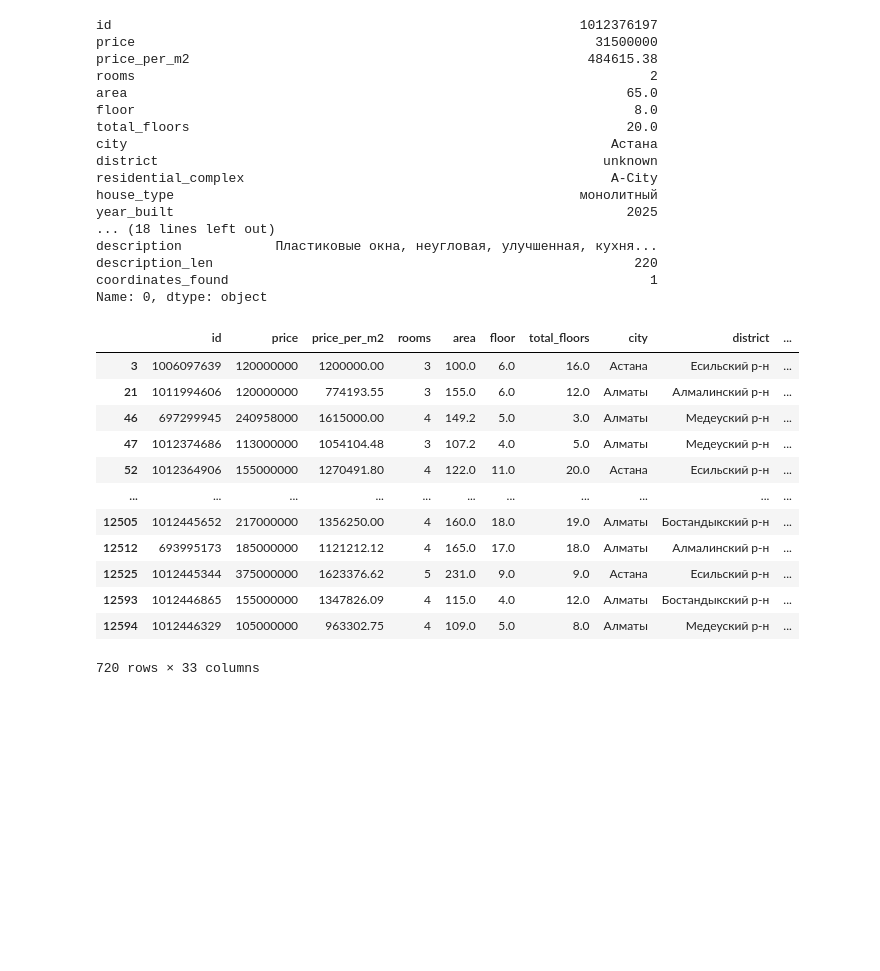
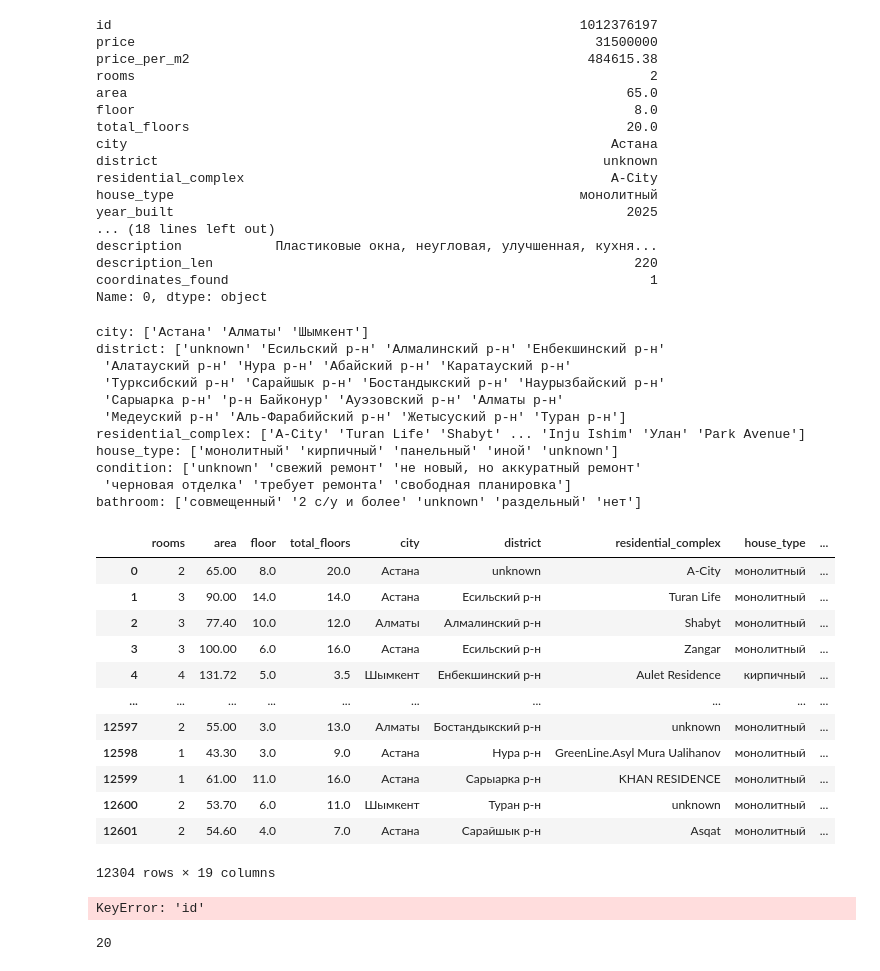
Before and after one commit to theshaikhina/domprice-kz, a Jupyter notebook: notebooks/test.ipynb, the cells around one changed output. Drawn from its saved outputs; the diff is of its cells as text; code cells hidden in the pictures; blank space fills up the shorter version.

```diff
--- a/notebooks/test.ipynb
+++ b/notebooks/test.ipynb
@@ -711,18 +712,17 @@ Name: 0, dtype: object
 # %%
 pd.reset_option('display.max_rows')
 # %%
-df_exp[df_exp['price']>100_000_000]
+for col in cat_features:
+    print(f'{col}:', df_exp[col].unique())
 # %% [output]
-|  | id | price | price_per_m2 | rooms | area | floor | total_floors | city | district | ... |
-| 3 | 1006097639 | 120000000 | 1200000.00 | 3 | 100.0 | 6.0 | 16.0 | Астана | Есильский р-н | ... |
-| 21 | 1011994606 | 120000000 | 774193.55 | 3 | 155.0 | 6.0 | 12.0 | Алматы | Алмалинский р-н | ... |
-| 46 | 697299945 | 240958000 | 1615000.00 | 4 | 149.2 | 5.0 | 3.0 | Алматы | Медеуский р-н | ... |
-| 47 | 1012374686 | 113000000 | 1054104.48 | 3 | 107.2 | 4.0 | 5.0 | Алматы | Медеуский р-н | ... |
-| 52 | 1012364906 | 155000000 | 1270491.80 | 4 | 122.0 | 11.0 | 20.0 | Астана | Есильский р-н | ... |
-| ... | ... | ... | ... | ... | ... | ... | ... | ... | ... | ... |
-| 12505 | 1012445652 | 217000000 | 1356250.00 | 4 | 160.0 | 18.0 | 19.0 | Алматы | Бостандыкский р-н | ... |
-| 12512 | 693995173 | 185000000 | 1121212.12 | 4 | 165.0 | 17.0 | 18.0 | Алматы | Алмалинский р-н | ... |
-| 12525 | 1012445344 | 375000000 | 1623376.62 | 5 | 231.0 | 9.0 | 9.0 | Астана | Есильский р-н | ... |
-| 12593 | 1012446865 | 155000000 | 1347826.09 | 4 | 115.0 | 4.0 | 12.0 | Алматы | Бостандыкский р-н | ... |
-| 12594 | 1012446329 | 105000000 | 963302.75 | 4 | 109.0 | 5.0 | 8.0 | Алматы | Медеуский р-н | ... |
-720 rows × 33 columns
+city: ['Астана' 'Алматы' 'Шымкент']
+district: ['unknown' 'Есильский р-н' 'Алмалинский р-н' 'Енбекшинский р-н'
+ 'Алатауский р-н' 'Нура р-н' 'Абайский р-н' 'Каратауский р-н'
+ 'Турксибский р-н' 'Сарайшык р-н' 'Бостандыкский р-н' 'Наурызбайский р-н'
+ 'Сарыарка р-н' 'р-н Байконур' 'Ауэзовский р-н' 'Алматы р-н'
+ 'Медеуский р-н' 'Аль-Фарабийский р-н' 'Жетысуский р-н' 'Туран р-н']
+residential_complex: ['A-City' 'Turan Life' 'Shabyt' ... 'Inju Ishim' 'Улан' 'Park Avenue']
+house_type: ['монолитный' 'кирпичный' 'панельный' 'иной' 'unknown']
+condition: ['unknown' 'свежий ремонт' 'не новый, но аккуратный ремонт'
+ 'черновая отделка' 'требует ремонта' 'свободная планировка']
+bathroom: ['совмещенный' '2 с/у и более' 'unknown' 'раздельный' 'нет']
@@ -728,0 +731,24 @@ df_exp[df_exp['price']>100_000_000]
+# %%
+df_exp[features].merge
+# %% [output]
+|  | rooms | area | floor | total_floors | city | district | residential_complex | house_type | ... |
+| 0 | 2 | 65.00 | 8.0 | 20.0 | Астана | unknown | A-City | монолитный | ... |
+| 1 | 3 | 90.00 | 14.0 | 14.0 | Астана | Есильский р-н | Turan Life | монолитный | ... |
+| 2 | 3 | 77.40 | 10.0 | 12.0 | Алматы | Алмалинский р-н | Shabyt | монолитный | ... |
+| 3 | 3 | 100.00 | 6.0 | 16.0 | Астана | Есильский р-н | Zangar | монолитный | ... |
+| 4 | 4 | 131.72 | 5.0 | 3.5 | Шымкент | Енбекшинский р-н | Aulet Residence | кирпичный | ... |
+| ... | ... | ... | ... | ... | ... | ... | ... | ... | ... |
+| 12597 | 2 | 55.00 | 3.0 | 13.0 | Алматы | Бостандыкский р-н | unknown | монолитный | ... |
+| 12598 | 1 | 43.30 | 3.0 | 9.0 | Астана | Нура р-н | GreenLine.Asyl Mura Ualihanov | монолитный | ... |
+| 12599 | 1 | 61.00 | 11.0 | 16.0 | Астана | Сарыарка р-н | KHAN RESIDENCE | монолитный | ... |
+| 12600 | 2 | 53.70 | 6.0 | 11.0 | Шымкент | Туран р-н | unknown | монолитный | ... |
+| 12601 | 2 | 54.60 | 4.0 | 7.0 | Астана | Сарайшык р-н | Asqat | монолитный | ... |
+12304 rows × 19 columns
+# %%
+df[features].merge(df[['price', 'price_per_m2']], on='id')
+# %% [output]
+KeyError: 'id'
+# %%
+df_exp['district'].nunique()
+# %% [output]
+20
```
Also changed, not shown: parts of 2 cells of this notebook.
